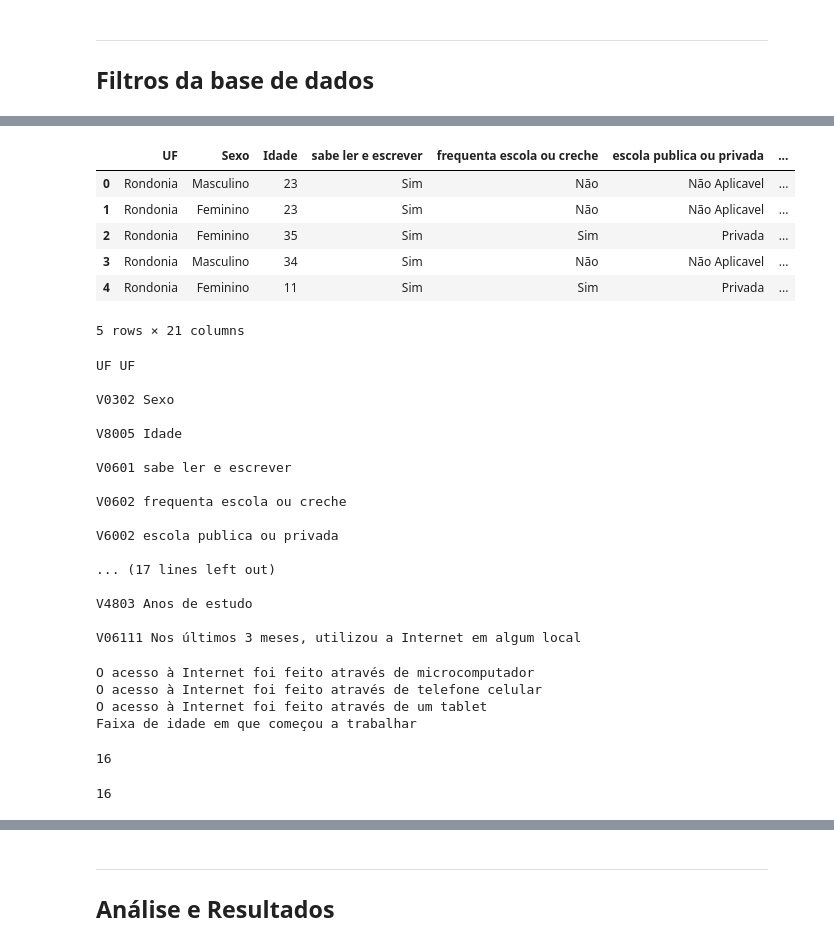
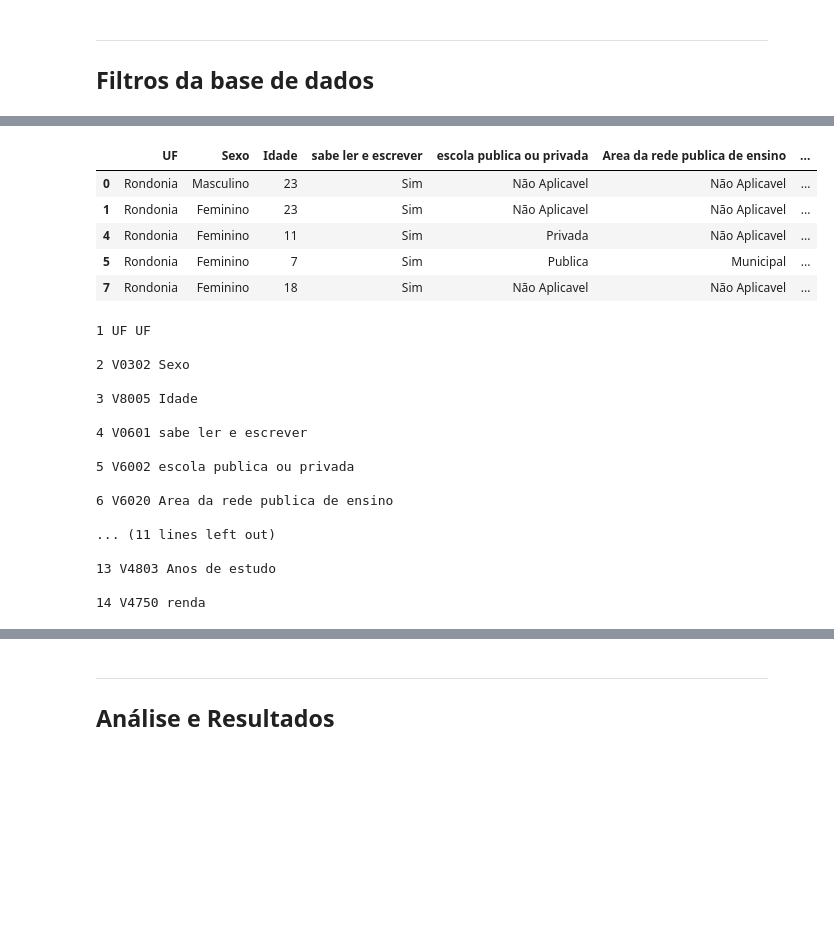
Before and after one commit to 4rfel/DP_DADOS_2019, a Jupyter notebook: Projeto1 Layout.ipynb, the cells around one changed output, grey strips where cells are left out. Saved outputs shown, nothing was run; the diff lists cells and outputs as text; code cells hidden in the pictures; blank space fills up the shorter version.

```diff
--- a/Projeto1 Layout.ipynb
+++ b/Projeto1 Layout.ipynb
@@ -69,0 +68,3 @@ len(new_names)
+# %%
+df_2015 = df_2015.loc[(df_2015['Idade']<30) & (df_2015['Idade']>5)]
+df_2015 = df_2015.loc[(df_2015['renda']<999999999999.0)]
@@ -230,54 +204,44 @@ See the caveats in the documentation: http://pandas.pydata.org/pandas-docs/stabl
 # %%
-novo_df.head()
+df_2015.head()
 # %% [output]
-|  | UF | Sexo | Idade | sabe ler e escrever | frequenta escola ou creche | escola publica ou privada | ... |
-| 0 | Rondonia | Masculino | 23 | Sim | Não | Não Aplicavel | ... |
-| 1 | Rondonia | Feminino | 23 | Sim | Não | Não Aplicavel | ... |
-| 2 | Rondonia | Feminino | 35 | Sim | Sim | Privada | ... |
-| 3 | Rondonia | Masculino | 34 | Sim | Não | Não Aplicavel | ... |
-| 4 | Rondonia | Feminino | 11 | Sim | Sim | Privada | ... |
+|  | UF | Sexo | Idade | sabe ler e escrever | escola publica ou privada | Area da rede publica de ensino | ... |
+| 0 | Rondonia | Masculino | 23 | Sim | Não Aplicavel | Não Aplicavel | ... |
+| 1 | Rondonia | Feminino | 23 | Sim | Não Aplicavel | Não Aplicavel | ... |
+| 4 | Rondonia | Feminino | 11 | Sim | Privada | Não Aplicavel | ... |
+| 5 | Rondonia | Feminino | 7 | Sim | Publica | Municipal | ... |
+| 7 | Rondonia | Feminino | 18 | Sim | Não Aplicavel | Não Aplicavel | ... |
-5 rows × 21 columns
 # %%
 #2011:
-columns_2011 = ['UF','V0302','V8005',"V0601",'V0602','V6002','V6020',"V0605",'V6007','V0609','V0610','V0611','V9891','V4801','V4802', 'V4803', 'V06111']
-names_2011 = ['UF','Sexo','Idade','sabe ler e escrever','frequenta escola ou creche','escola publica ou privada', 'Area da rede publica de ensino', 'serie que frequenta','curso mais elevado que frequentou anteriormente','Concluiu, com aprovação, pelo menos a 1ª série deste curso que frequentou anteriormente','Última série concluída com aprovação, neste curso que frequentou anteriormente','Concluiu este curso que frequentou anteriormente','Faixa de idade que começou a trabalhar','Nível de ensino, duração do ensino fundamental e série que frequentavam','Nível de ensino e grupos de séries do ensino fundamental que frequentavam','Anos de estudo', 'Nos últimos 3 meses, utilizou a Internet em algum local']
+columns_2011 = ['UF','V0302','V8005',"V0601",'V6002','V6020',"V0605",'V6007','V0611','V06111','V4801','V4802','V4803','V4750']
+names_2011 = ['UF','Sexo','Idade','sabe ler e escrever','escola publica ou privada', 'Area da rede publica de ensino', 'serie que frequenta','curso mais elevado que frequentou anteriormente','Concluiu este curso que frequentou anteriormente','Nos últimos 3 meses, utilizou a Internet em algum local','Nível de ensino, duração do ensino fundamental e série que frequentavam','Nível de ensino e grupos de séries do ensino fundamental que frequentavam',"Anos de estudo", 'renda']
+
 df_2011 = PES2011[columns_2011]
+
+contador = 0
 for e, i in zip(columns_2011, names_2011):
-    print(e, i)
+    contador += 1
+    print(contador,e, i)
     print("")
+
+df_2011.columns = names_2011
+df_2011 = df_2011.loc[(df_2011['Idade']<30) & (df_2011['Idade']>5)]
+df_2011 = df_2011.loc[(df_2011['renda'] < 999999999999.0)]
 # %% [output]
-UF UF
+1 UF UF
 
-V0302 Sexo
+2 V0302 Sexo
 
-V8005 Idade
+3 V8005 Idade
 
-V0601 sabe ler e escrever
+4 V0601 sabe ler e escrever
 
-V0602 frequenta escola ou creche
+5 V6002 escola publica ou privada
 
-V6002 escola publica ou privada
+6 V6020 Area da rede publica de ensino
 
-... (17 lines left out)
+... (11 lines left out)
 
-V4803 Anos de estudo
+13 V4803 Anos de estudo
 
-V06111 Nos últimos 3 meses, utilizou a Internet em algum local
+14 V4750 renda
-# %%
-for e in new_names:
-    if e not in new_names1:
-        print(e)
-# %% [output]
-O acesso à Internet foi feito através de microcomputador
-O acesso à Internet foi feito através de telefone celular
-O acesso à Internet foi feito através de um tablet
-Faixa de idade em que começou a trabalhar
-# %%
-len(new_names1)
-# %% [output]
-16
-# %%
-len(old_columns1)
-# %% [output]
-16
 # %%
```
Also changed, not shown: parts of 20 cells of this notebook, 2 other files.
